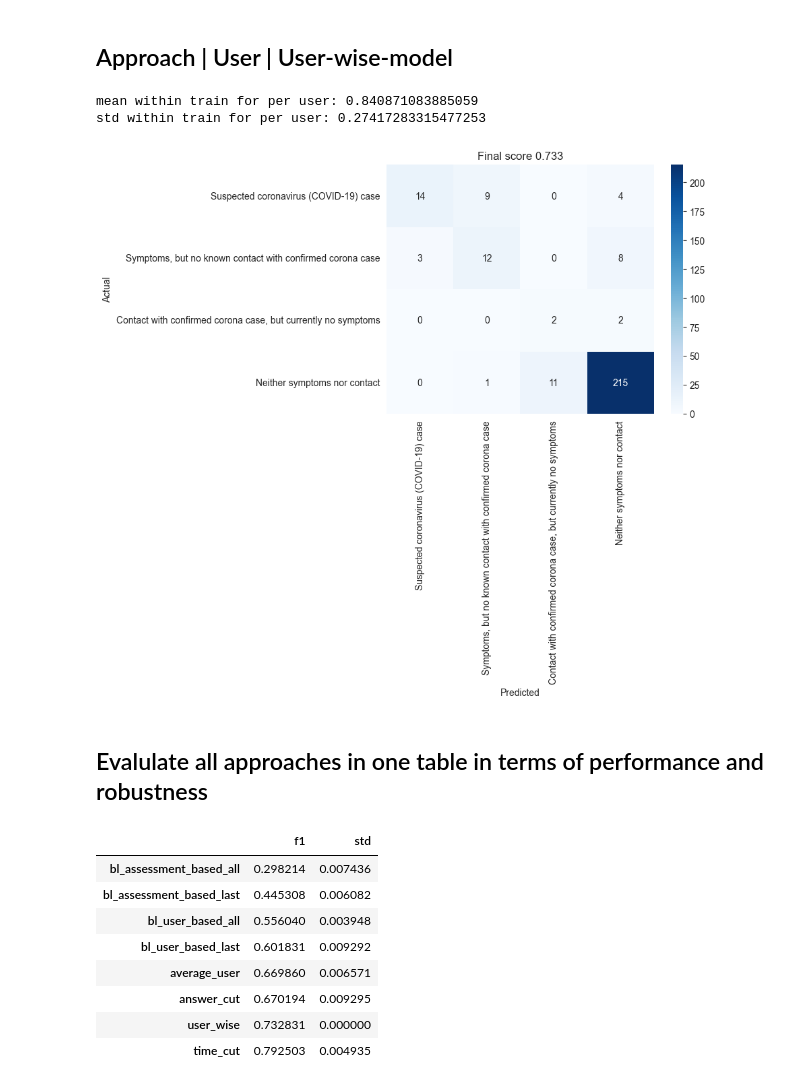
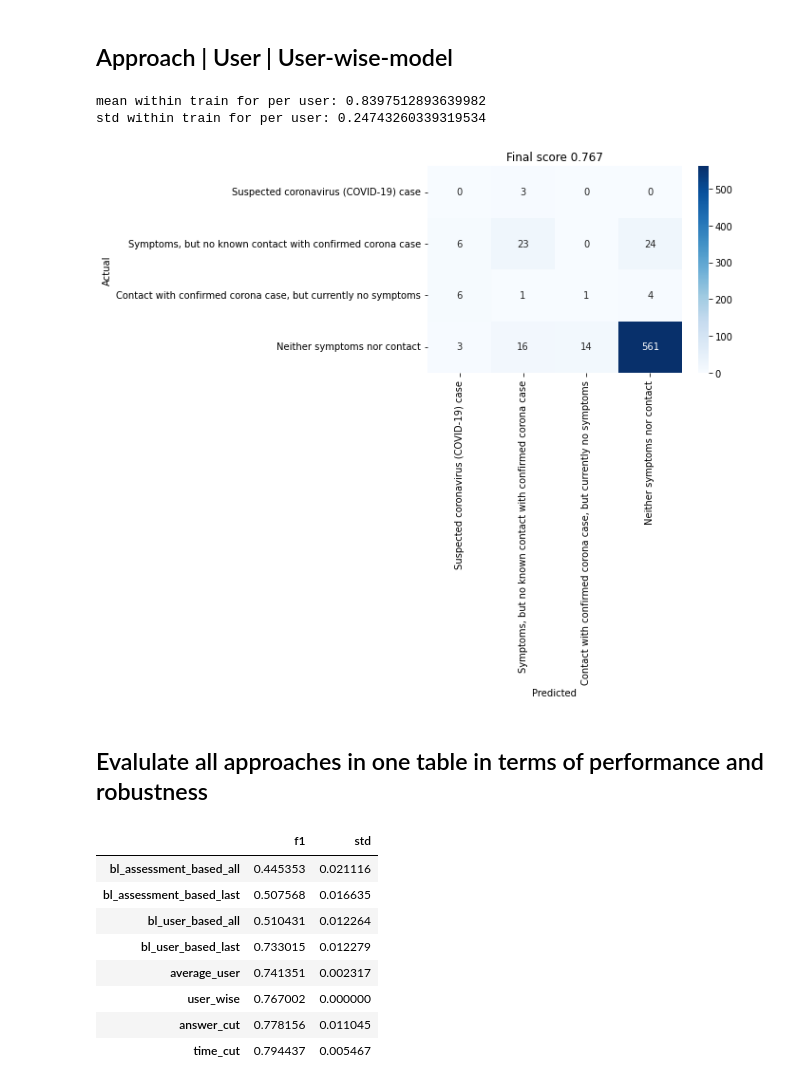
Before and after one commit to joa24jm/UsAs, a Jupyter notebook: src/d02_ml_pipelines/cc.ipynb, the cells around one changed output. Saved outputs shown, nothing was run; the diff lists cells and outputs as text; code cells hidden in the pictures.

```diff
--- a/src/d02_ml_pipelines/cc.ipynb
+++ b/src/d02_ml_pipelines/cc.ipynb
@@ -62,6 +66,6 @@ df.describe()
 # %%
 # first 80 % of users into train, second 20 % into test
-df_train, df_test = helpers.create_train_and_test_set(df)
+df_train, df_test = helpers.create_train_and_test_set(df, sort_users=False, seed=seed)
 # %%
 # define features and target
 features = process_cc_dataset.prepare_for_ml(df, get_features=True)
@@ -303,7 +304,7 @@ Making a precise differentiation with evenly sized time chunks, the model improv
 For each assesment, check the user id and calculate the mean of all answers known by this user so far. These mean replace the reported assessments.
 # %%
 # get original train and test users
-df_train, df_test = helpers.create_train_and_test_set(df)
+df_train, df_test = helpers.create_train_and_test_set(df, sort_users=False, seed=seed)
 
 # create a group column. Each group belongs to a dategroup. The first 20% of the train data belong to date_group_1, the next 20% belong to date_group_2, and so on.
 groups = np.sort(np.random.randint(low=1, high=5+1, size = df_train.shape[0]))
@@ -389,22 +390,22 @@ approach = 'user_wise'
 results_dic[approach]['f1'] = f1_final
 results_dic[approach]['std'] = scores.std()
 # %% [output]
-mean within train for per user: 0.840871083885059
-std within train for per user: 0.27417283315477253
+mean within train for per user: 0.8397512893639982
+std within train for per user: 0.24743260339319534
-[figure, old version]
+[figure, new version]
 # %% [markdown]
 ## Evalulate all approaches in one table in terms of performance and robustness
 # %%
 res_df = pd.DataFrame.from_dict(results_dic, orient="index").sort_values(by='f1')
-res_df.to_csv('../../results/tables/approaches/cc.csv', index_label='approach')
+res_df.to_csv(f'../../results/tables/approaches/cc_seed_{seed}.csv', index_label='approach')
 res_df
 # %% [output]
 |  | f1 | std |
-| bl_assessment_based_all | 0.298214 | 0.007436 |
-| bl_assessment_based_last | 0.445308 | 0.006082 |
-| bl_user_based_all | 0.556040 | 0.003948 |
-| bl_user_based_last | 0.601831 | 0.009292 |
-| average_user | 0.669860 | 0.006571 |
-| answer_cut | 0.670194 | 0.009295 |
-| user_wise | 0.732831 | 0.000000 |
-| time_cut | 0.792503 | 0.004935 |
+| bl_assessment_based_all | 0.445353 | 0.021116 |
+| bl_assessment_based_last | 0.507568 | 0.016635 |
+| bl_user_based_all | 0.510431 | 0.012264 |
+| bl_user_based_last | 0.733015 | 0.012279 |
+| average_user | 0.741351 | 0.002317 |
+| user_wise | 0.767002 | 0.000000 |
+| answer_cut | 0.778156 | 0.011045 |
+| time_cut | 0.794437 | 0.005467 |
```
Also changed, not shown: parts of 7 cells of this notebook, 41 other files.
